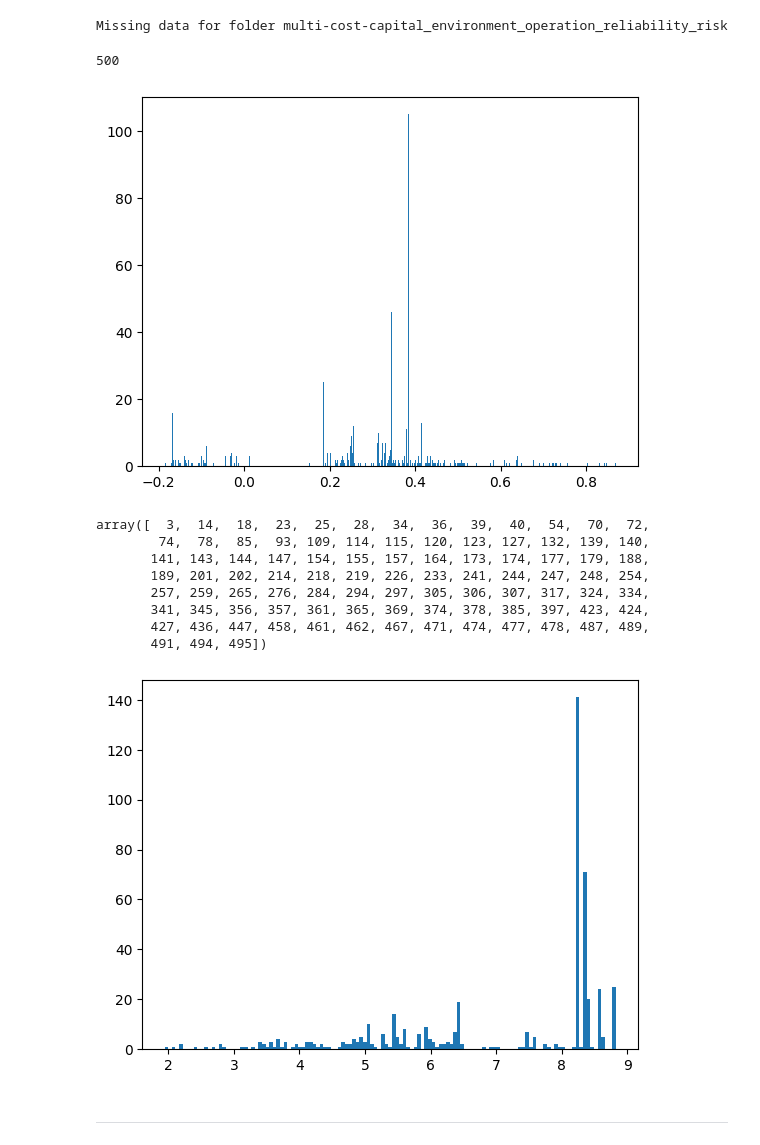
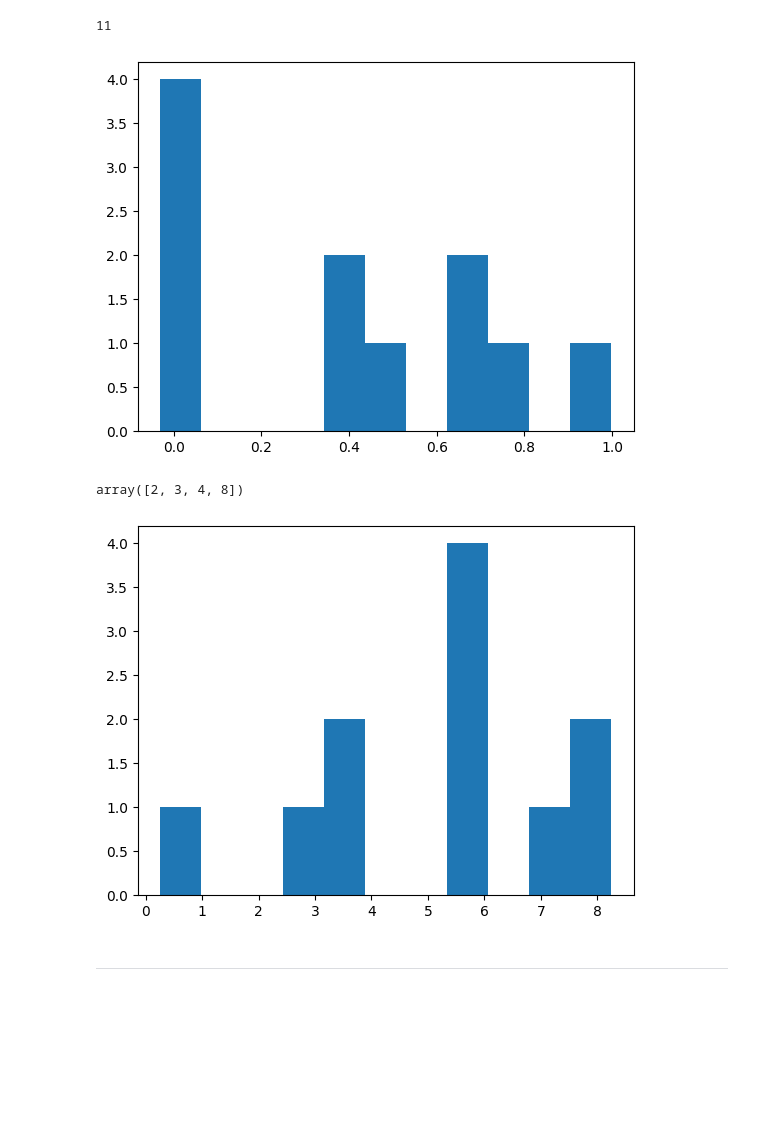
Before and after one commit to menkobalazs/power-systems-analysis, a Jupyter notebook: 09_mixed_sensitivity_test_result.ipynb, the cells around one changed output. Cells and saved outputs as stored; diff of their text form; code cells hidden in the pictures; blank space fills up the shorter version.

Commit message:
test and analyze simulation result

```diff
--- a/09_mixed_sensitivity_test_result.ipynb
+++ b/09_mixed_sensitivity_test_result.ipynb
@@ -30,3 +25,11 @@ baseline = pypsa.Network(data_path+'baseline_1.nc')
+# %%
+boundary = 'fix_boundaries'  # ['fix_boundaries', 'w_cboundaries']
+qmc_type = 'lhs' # ['sobol', 'lhs']
+
+data_path = f"data/sensitivity_test/mixed_{boundary}_{qmc_type}/"
+fig_path = "figures/09_mixed_sensitivity_test/"
+
+baseline = pypsa.Network(data_path+'baseline_1.nc')
 # %%
 baseline_p_nom = pd.concat((baseline.generators.p_nom_opt, baseline.storage_units.p_nom_opt)).abs().values
 mean_baseline_p_nom = baseline_p_nom.mean()
@@ -44,8 +47,7 @@ p_nom_opt_vals_standardized = [(p - mean_baseline_p_nom) / std_baseline_p_nom  f
 
 len(p_nom_opt_vals)
 # %% [output]
-Missing data for folder multi-cost-capital_environment_operation_reliability_risk
+11
-500
 # %%
 tiled_baseline_p_nom_standardized = np.tile(baseline_p_nom_standardized, (len(p_nom_opt_vals),1))
 
@@ -57,25 +59,18 @@ euc_matrix = euclidean_distances(tiled_baseline_p_nom_standardized, np.array(p_n
 plt.hist(np.diag(cos_matrix), bins=len(p_nom_opt_vals))
 plt.show()
 # %% [output]
-[figure, old version]
+[figure, new version]
 # %%
 peak_indicies = np.where(np.diag(cos_matrix)==mode(np.diag(cos_matrix)).mode)[0]
 peak_indicies
 # %% [output]
-array([  3,  14,  18,  23,  25,  28,  34,  36,  39,  40,  54,  70,  72,
-        74,  78,  85,  93, 109, 114, 115, 120, 123, 127, 132, 139, 140,
-       141, 143, 144, 147, 154, 155, 157, 164, 173, 174, 177, 179, 188,
-       189, 201, 202, 214, 218, 219, 226, 233, 241, 244, 247, 248, 254,
-       257, 259, 265, 276, 284, 294, 297, 305, 306, 307, 317, 324, 334,
-       341, 345, 356, 357, 361, 365, 369, 374, 378, 385, 397, 423, 424,
-       427, 436, 447, 458, 461, 462, 467, 471, 474, 477, 478, 487, 489,
-       491, 494, 495])
+array([2, 3, 4, 8])
 # %%
-plt.hist(np.diag(euc_matrix), bins=len(p_nom_opt_vals)//4)
+plt.hist(np.diag(euc_matrix), bins=len(p_nom_opt_vals))
 #plt.yscale('log')
 plt.show()
 # %% [output]
-[figure, old version]
+[figure, new version]
 # %%
 peak_indicies_euc_mtx = np.where(np.diag(euc_matrix)==mode(np.diag(euc_matrix)).mode)[0]
 # %% [markdown]
```
Also changed, not shown: parts of 5 cells of this notebook, 1 other file.
